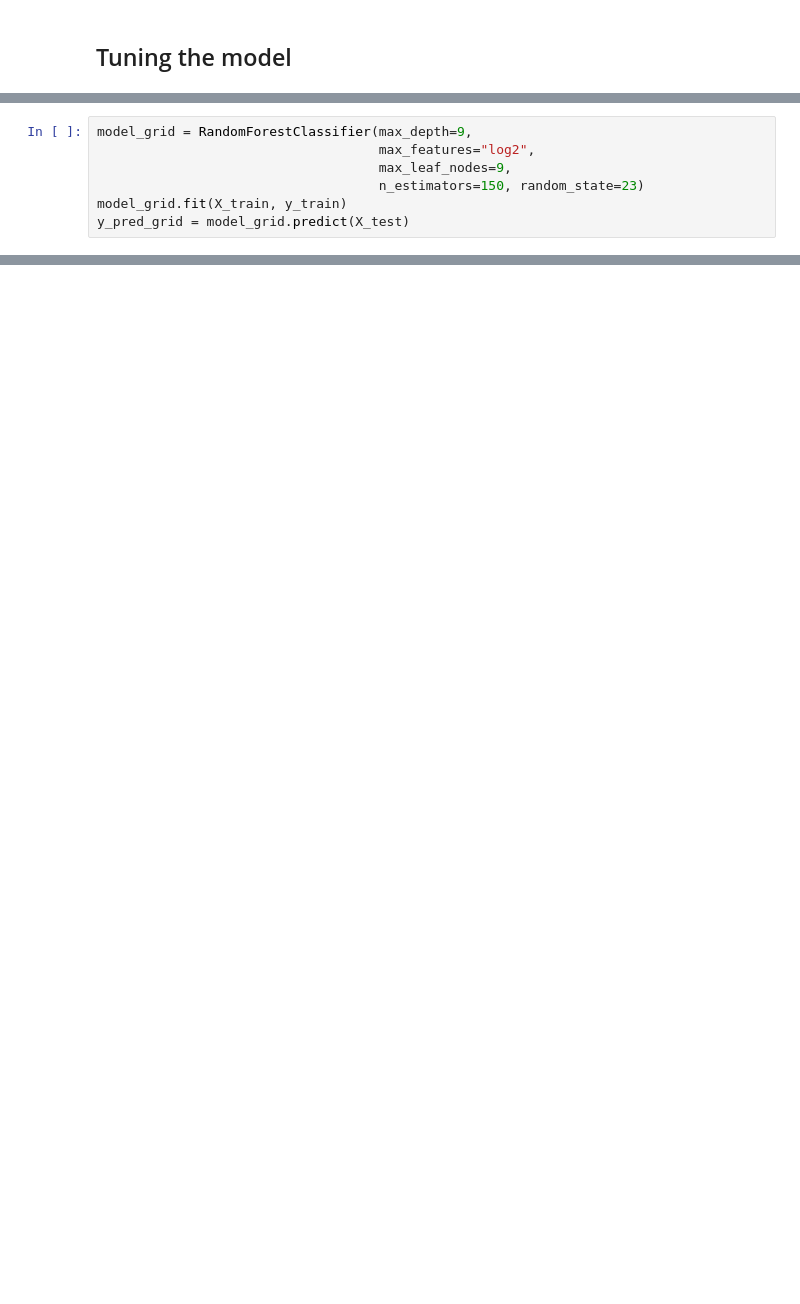
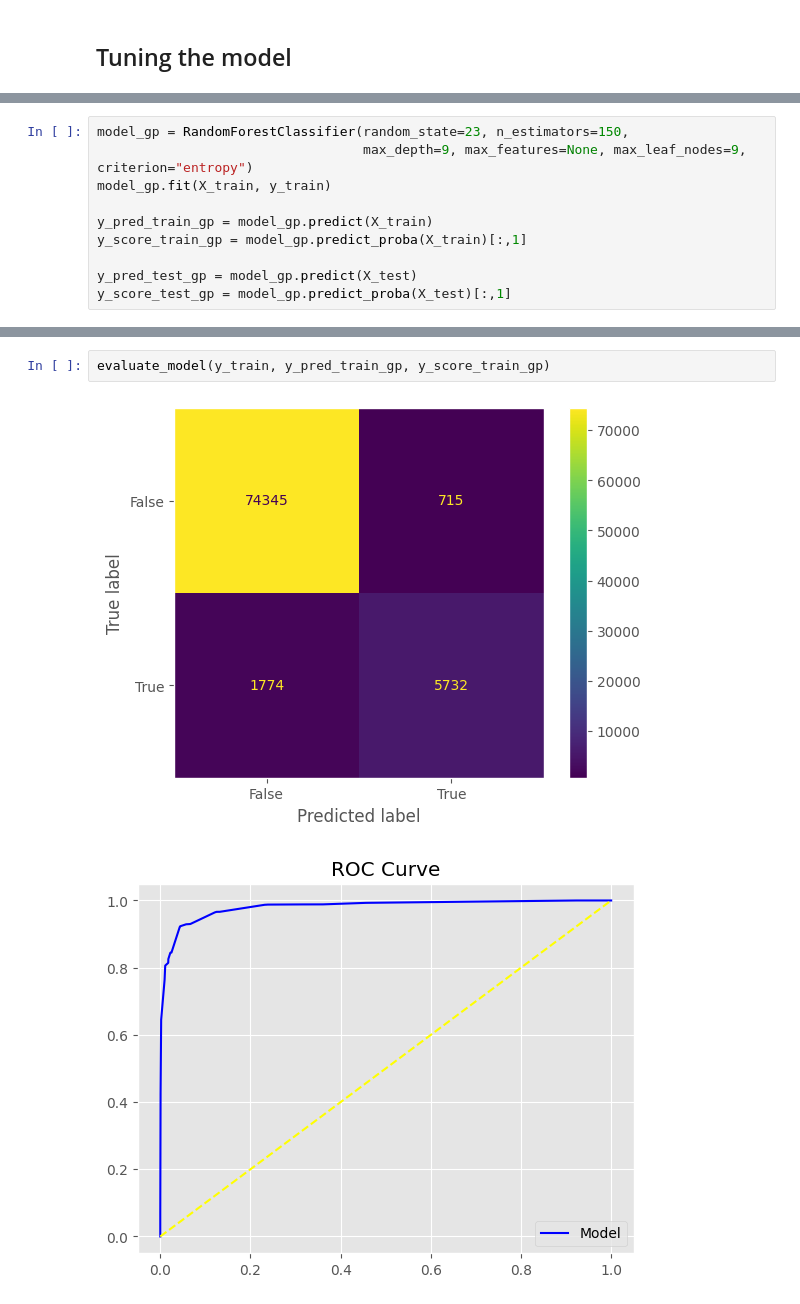
Before and after one commit to francismelojr/fraud-analysis, a Jupyter notebook: fraud-analysis.ipynb, the cells around one changed output, grey strips where cells are left out. Saved outputs shown, nothing was run; the diff lists cells and outputs as text; blank space fills up the shorter version.

```diff
--- a/fraud-analysis.ipynb
+++ b/fraud-analysis.ipynb
@@ -602,7 +596,0 @@ Now, let's run the model again with the best parameters.
-# %%
-model_grid = RandomForestClassifier(max_depth=9,
-                                    max_features="log2",
-                                    max_leaf_nodes=9,
-                                    n_estimators=150, random_state=23)
-model_grid.fit(X_train, y_train)
-y_pred_grid = model_grid.predict(X_test)
@@ -631,0 +652,10 @@ plt.show()
+# %%
+model_gp = RandomForestClassifier(random_state=23, n_estimators=150,
+                                  max_depth=9, max_features=None, max_leaf_nodes=9, criterion="entropy")
+model_gp.fit(X_train, y_train)
+
+y_pred_train_gp = model_gp.predict(X_train)
+y_score_train_gp = model_gp.predict_proba(X_train)[:,1]
+
+y_pred_test_gp = model_gp.predict(X_test)
+y_score_test_gp = model_gp.predict_proba(X_test)[:,1]
@@ -631,0 +664,5 @@ plt.show()
+# %%
+evaluate_model(y_train, y_pred_train_gp, y_score_train_gp)
+# %% [output]
+[figure, added]
+[figure, added]
```
Also changed, not shown: parts of 31 cells of this notebook.
